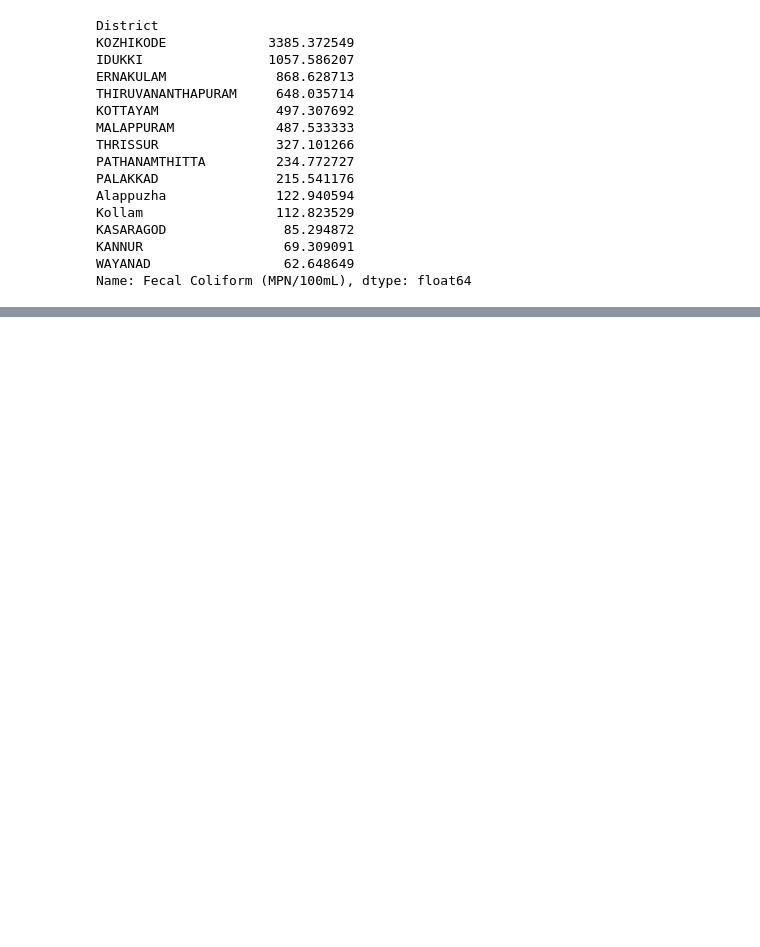
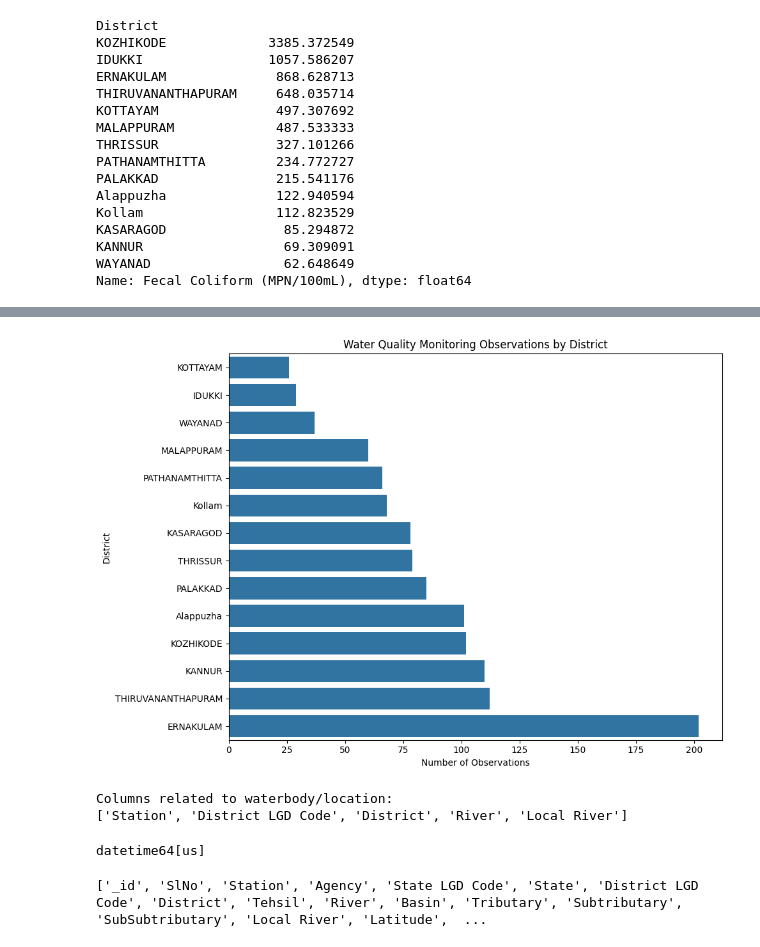
Before and after one commit to SanjanaPS502428/Water-Quality-Analysis, a Jupyter notebook: notebooks/02_water_quality_eda.ipynb, the cells around one changed output, grey strips where cells are left out. Saved outputs shown, nothing was run; the diff lists cells and outputs as text; code cells hidden in the pictures; blank space fills up the shorter version.

Commit message:
Complete preliminary water quality EDA

```diff
--- a/notebooks/02_water_quality_eda.ipynb
+++ b/notebooks/02_water_quality_eda.ipynb
@@ -115,0 +172,40 @@ Name: Fecal Coliform (MPN/100mL), dtype: float64
+# %%
+
+district_counts = df["District"].value_counts().sort_values()
+
+plt.figure(figsize=(10, 7))
+
+sns.barplot(x=district_counts.values, y=district_counts.index)
+
+plt.title("Water Quality Monitoring Observations by District")
+plt.xlabel("Number of Observations")
+plt.ylabel("District")
+
+plt.tight_layout()
+plt.show()
+# %% [output]
+[figure, added]
+# %%
+
+print("Columns related to waterbody/location:")
+print([
+    col for col in df.columns
+    if any(word in col.lower() for word in
+           ["water", "river", "lake", "type", "station", "district"])
+])
+# %% [output]
+Columns related to waterbody/location:
+['Station', 'District LGD Code', 'District', 'River', 'Local River']
+# %%
+df["Data Acquisition Time"] = pd.to_datetime(
+    df["Data Acquisition Time"],
+    errors="coerce"
+)
+
+print(df["Data Acquisition Time"].dtype)
+# %% [output]
+datetime64[us]
+# %%
+print(df.columns.tolist())
+# %% [output]
+['_id', 'SlNo', 'Station', 'Agency', 'State LGD Code', 'State', 'District LGD Code', 'District', 'Tehsil', 'River', 'Basin', 'Tributary', 'Subtributary', 'SubSubtributary', 'Local River', 'Latitude',  ...
```
Also changed, not shown: parts of 31 cells of this notebook.
